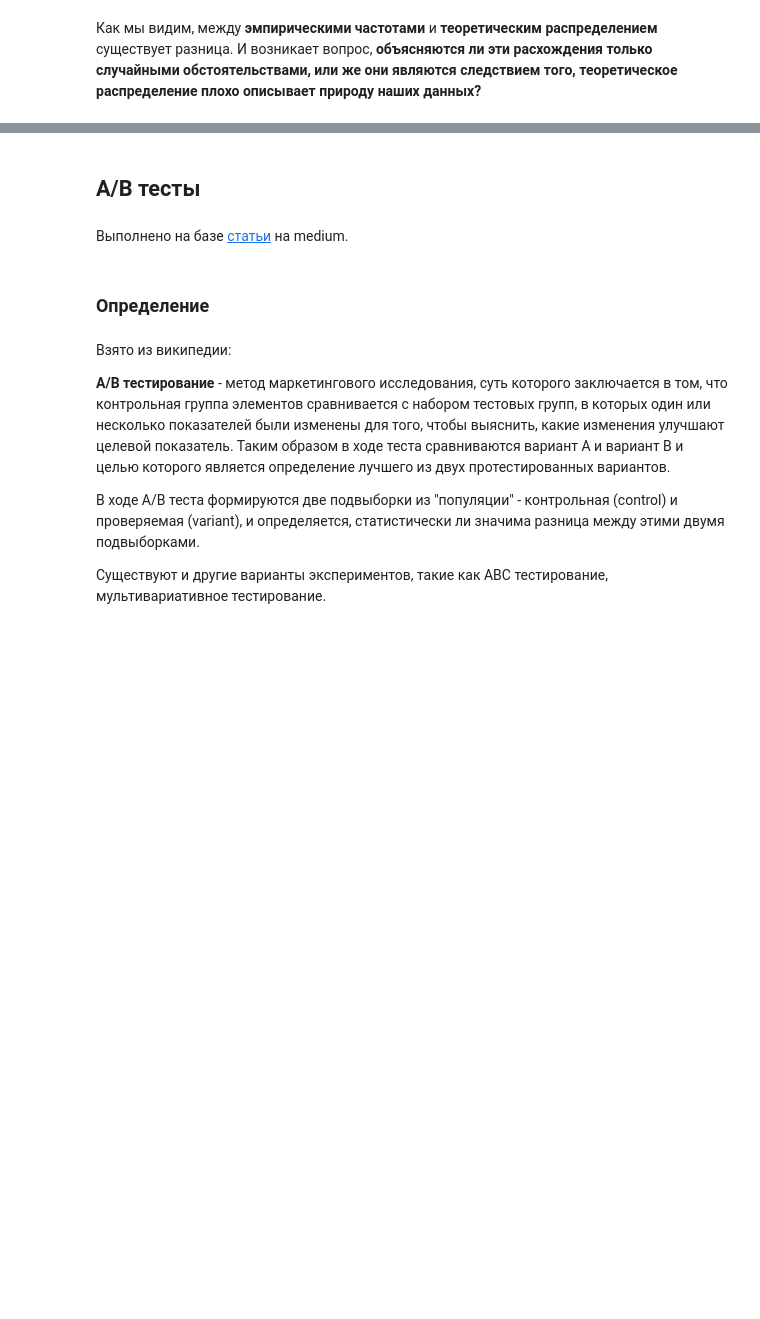
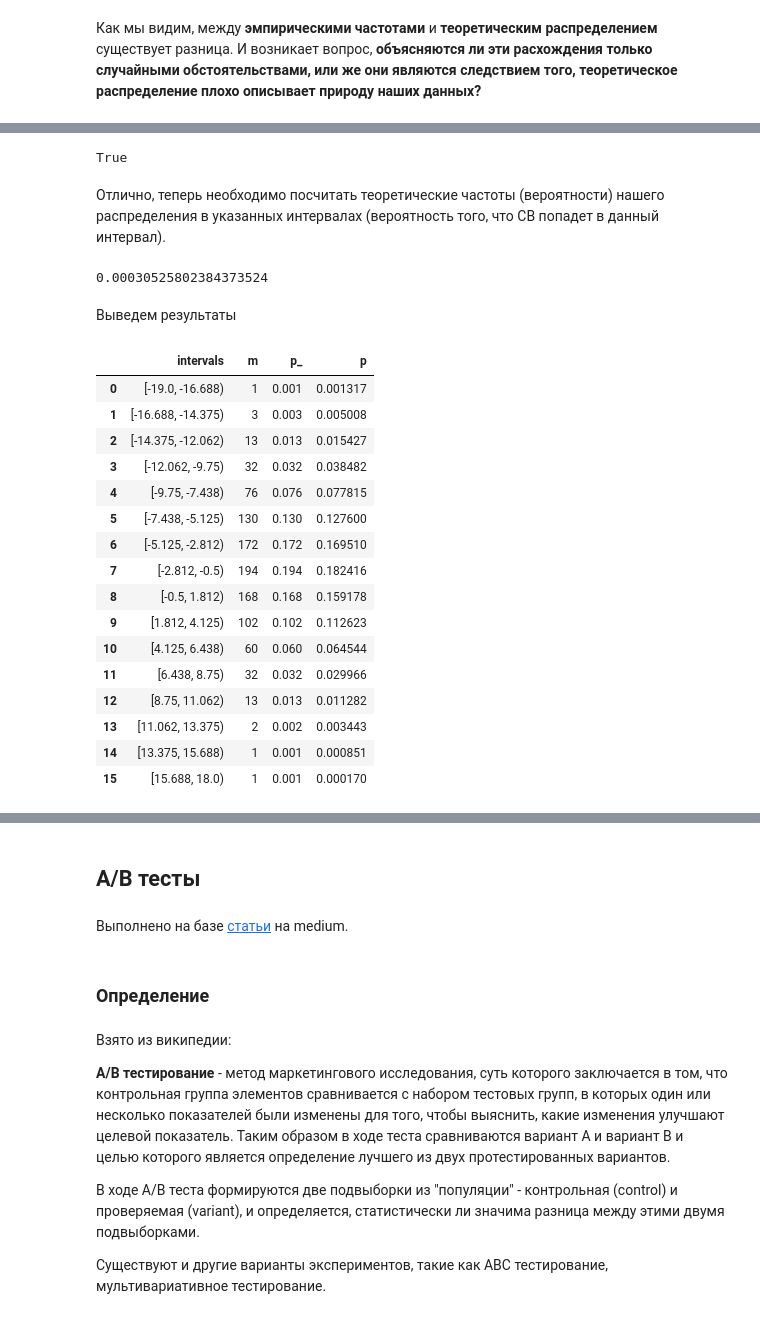
Before and after one commit to JosephFrancisTribbiani/ds, a Jupyter notebook: Statistic/stat_tests.ipynb, the cells around one changed output, grey strips where cells are left out. Cells and saved outputs as stored; diff of their text form; code cells hidden in the pictures; blank space fills up the shorter version.

```diff
--- a/Statistic/stat_tests.ipynb
+++ b/Statistic/stat_tests.ipynb
@@ -85,0 +114,10 @@ array([Interval(-19.475, -18.011, closed='left'),
+# %%
+frequences["m"].sum() == n
+# %% [output]
+True
+# %% [markdown]
+Отлично, теперь необходимо посчитать теоретические частоты (вероятности) нашего распределения в указанных интервалах (вероятность того, что СВ попадет в данный интервал).
+# %%
+stats.norm.cdf(18, loc=loc, scale=scale) - stats.norm.cdf(15, loc=loc, scale=scale)
+# %% [output]
+0.00030525802384373524
@@ -85,0 +132,22 @@ array([Interval(-19.475, -18.011, closed='left'),
+# %% [markdown]
+Выведем результаты
+# %%
+frequences
+# %% [output]
+|  | intervals | m | p_ | p |
+| 0 | [-19.0, -16.688) | 1 | 0.001 | 0.001317 |
+| 1 | [-16.688, -14.375) | 3 | 0.003 | 0.005008 |
+| 2 | [-14.375, -12.062) | 13 | 0.013 | 0.015427 |
+| 3 | [-12.062, -9.75) | 32 | 0.032 | 0.038482 |
+| 4 | [-9.75, -7.438) | 76 | 0.076 | 0.077815 |
+| 5 | [-7.438, -5.125) | 130 | 0.130 | 0.127600 |
+| 6 | [-5.125, -2.812) | 172 | 0.172 | 0.169510 |
+| 7 | [-2.812, -0.5) | 194 | 0.194 | 0.182416 |
+| 8 | [-0.5, 1.812) | 168 | 0.168 | 0.159178 |
+| 9 | [1.812, 4.125) | 102 | 0.102 | 0.112623 |
+| 10 | [4.125, 6.438) | 60 | 0.060 | 0.064544 |
+| 11 | [6.438, 8.75) | 32 | 0.032 | 0.029966 |
+| 12 | [8.75, 11.062) | 13 | 0.013 | 0.011282 |
+| 13 | [11.062, 13.375) | 2 | 0.002 | 0.003443 |
+| 14 | [13.375, 15.688) | 1 | 0.001 | 0.000851 |
+| 15 | [15.688, 18.0) | 1 | 0.001 | 0.000170 |
```
Also changed, not shown: parts of 25 cells of this notebook, 1 other file.
